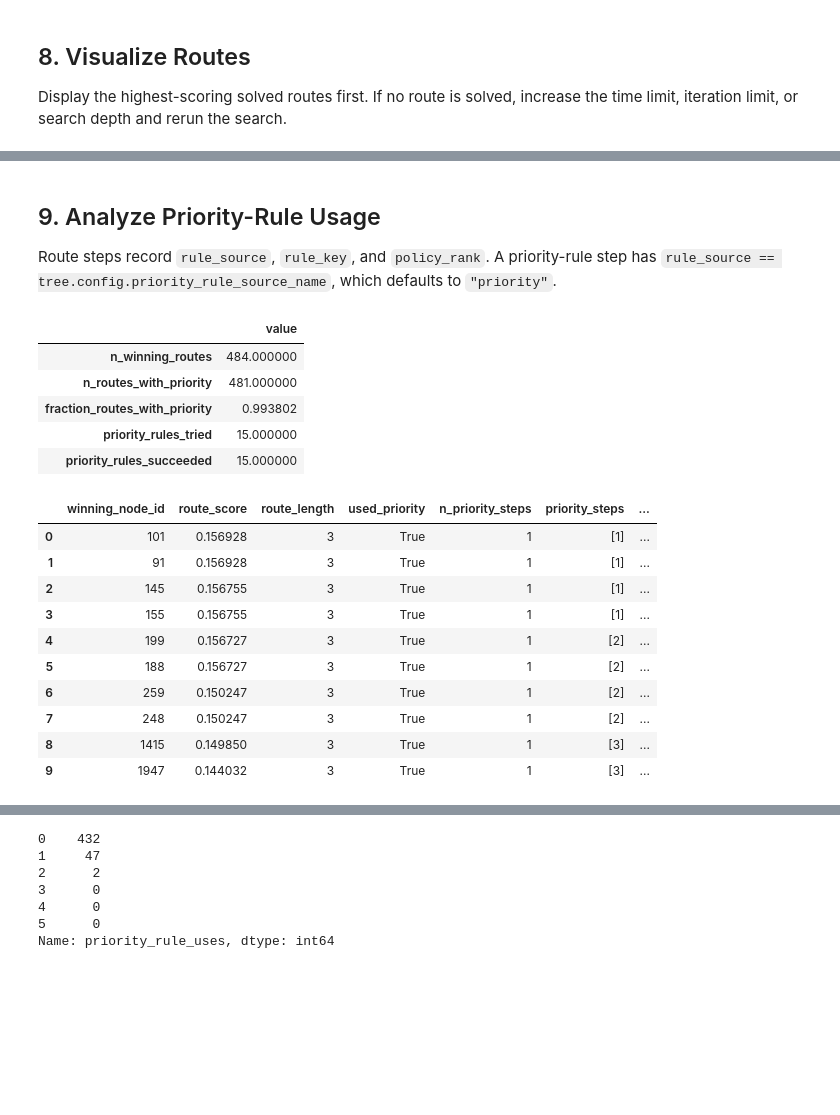
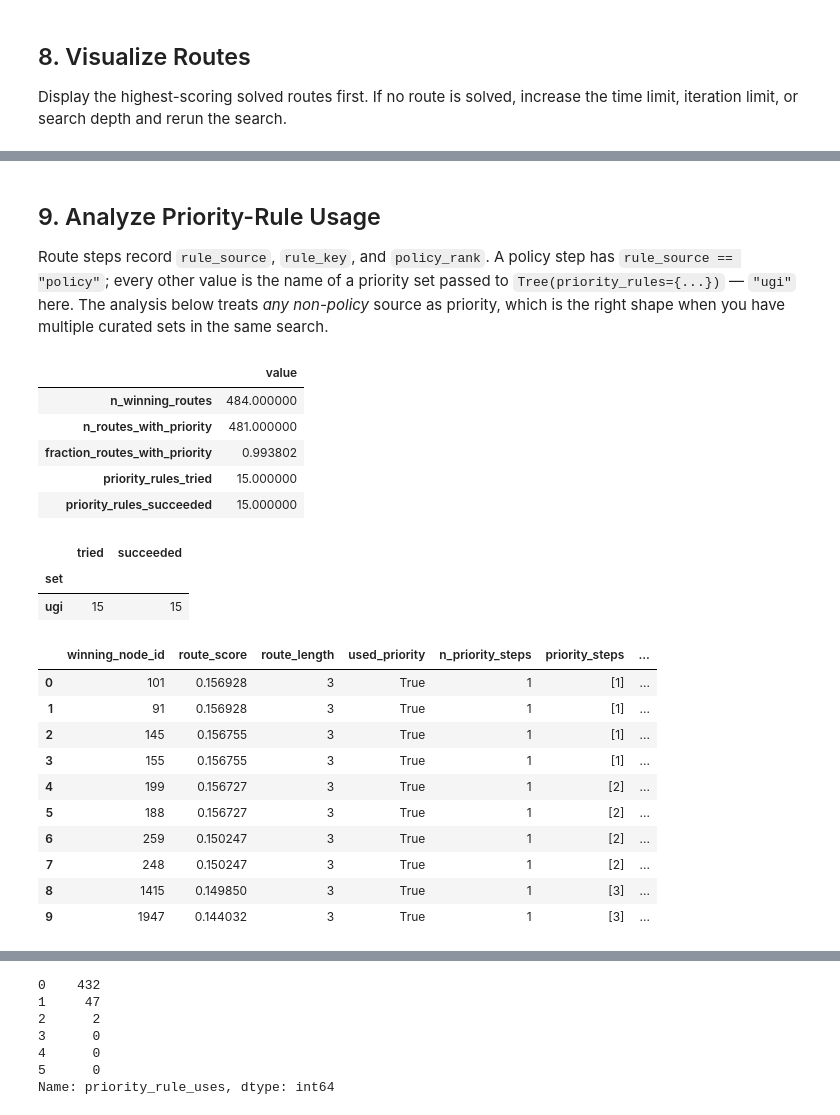
Before and after one commit to Laboratoire-de-Chemoinformatique/SynPlanner, a Jupyter notebook: tutorials/13_Priority_Rules.ipynb, the cells around one changed output, grey strips where cells are left out. Cells and saved outputs as stored; diff of their text form; code cells hidden in the pictures; blank space fills up the shorter version.

Commit message:
fix: all fixes after review + migration to node stats

```diff
--- a/tutorials/13_Priority_Rules.ipynb
+++ b/tutorials/13_Priority_Rules.ipynb
@@ -88,20 +88,30 @@ priority_rules_text = """
 [C;D2:1]-[C;D4:2](-[C;D2:3])(-[C;D3:4](=[O;D1:5])-[N;D2:11]-[C;D4:12])-[N;D3:9](-[C;D3:6](-[C;D2:7])=[O;D1:8])-[C;D2:10]>>[C;D1-:4]#[N;D2+:11]-[C;D4:12].[O;D1:5]-[C;D3:6](-[C;D2:7])=[O;D1:8].[N;D1:9]-[C;D2:10].[C;D2:1]-[C;D3:2](-[C;D2:3])=[O;D1:13]
 """
 
-priority_rule_smarts = [
+ugi_rule_smarts = [
     line.strip()
     for line in priority_rules_text.splitlines()
     if line.strip()
 ]
 
-priority_rules = [
+ugi_rules = [
     Reactor.from_smarts(
         rule_smarts,
         automorphism_filter=False,
         delete_atoms=False,
     )
-    for rule_smarts in priority_rule_smarts
+    for rule_smarts in ugi_rule_smarts
 ]
 
-print(f"Priority rules loaded: {len(priority_rules)}")
+# priority_rules is a mapping {set_name: [Reactor, ...]}. Each set's name
+# becomes the rule_source label on every child the set produces, and shows
+# up in tree.stats.per_priority_source[<name>] as its own counter pair.
+# To add another curated set, just add another key, e.g.:
+#     priority_rules = {"ugi": ugi_rules, "boc_deprotection": boc_rules}
+# Reserved key: "policy" (raises ValueError — it tags the policy bucket).
+priority_rules = {"ugi": ugi_rules}
+
+print(f"Priority rule sets: {list(priority_rules)}")
+for name, rules in priority_rules.items():
+    print(f"  {name}: {len(rules)} rules")
 # %% [output]
@@ -257,10 +265,9 @@ Route 5: node #199, score=0.1567, length=3
 # %% [markdown]
 ## 9. Analyze Priority-Rule Usage
 
-Route steps record `rule_source`, `rule_key`, and `policy_rank`. A priority-rule step has `rule_source == tree.config.priority_rule_source_name`, which defaults to `"priority"`.
+Route steps record `rule_source`, `rule_key`, and `policy_rank`. A policy step has `rule_source == "policy"`; every other value is the name of a priority set passed to `Tree(priority_rules={...})` — `"ugi"` here. The analysis below treats *any non-policy* source as priority, which is the right shape when you have multiple curated sets in the same search.
 # %%
 def priority_usage_from_tree(tree: Tree):
-    priority_name = tree.config.priority_rule_source_name
     route_rows = []
     priority_by_step = Counter()
     priority_by_rule = Counter()
@@ -272,7 +279,7 @@ def priority_usage_from_tree(tree: Tree):
         priority_rule_keys = []
 
         for step in details["steps"]:
-            if step["rule_source"] == priority_name:
+            if step["rule_source"] != "policy" and step["rule_source"] is not None:
                 step_no = step["depth"]
                 rule_key = step["rule_key"]
                 priority_steps.append(step_no)
@@ -301,46 +308,61 @@ def priority_usage_from_tree(tree: Tree):
         }
     )
     rule_counts = pd.DataFrame(
         priority_by_rule.most_common(),
         columns=["rule_key", "uses"],
     )
 
     n_routes_with_priority = int(routes["used_priority"].sum()) if not routes.empty else 0
     summary = {
         "n_winning_routes": len(route_ids),
         "n_routes_with_priority": n_routes_with_priority,
         "fraction_routes_with_priority": (
             n_routes_with_priority / len(route_ids) if route_ids else 0.0
         ),
-        "priority_rules_tried": tree.stats.get("priority_rules_tried", 0),
-        "priority_rules_succeeded": tree.stats.get("priority_rules_succeeded", 0),
+        "priority_rules_tried": tree.stats.priority_rules_tried,
+        "priority_rules_succeeded": tree.stats.priority_rules_succeeded,
     }
 
     return summary, routes, step_counts, rule_counts
 
 
 priority_summary, route_priority_table, priority_step_counts, priority_rule_counts = priority_usage_from_tree(tree)
 
 display(pd.Series(priority_summary, name="value").to_frame())
+
+# Per-source breakdown — one row per priority set defined in
+# Tree(priority_rules={...}). Useful when running with multiple curated sets.
+per_source = pd.DataFrame(
+    [
+        {"set": name, "tried": c.tried, "succeeded": c.succeeded}
+        for name, c in tree.stats.per_priority_source.items()
+    ]
+)
+if not per_source.empty:
+    display(per_source.set_index("set"))
+
 display(route_priority_table.head(10))
 # %% [output]
 |  | value |
 | n_winning_routes | 484.000000 |
 | n_routes_with_priority | 481.000000 |
 | fraction_routes_with_priority | 0.993802 |
 | priority_rules_tried | 15.000000 |
 | priority_rules_succeeded | 15.000000 |
-|  | winning_node_id | route_score | route_length | used_priority | n_priority_steps | priority_steps | ... |
-| 0 | 101 | 0.156928 | 3 | True | 1 | [1] | ... |
-| 1 | 91 | 0.156928 | 3 | True | 1 | [1] | ... |
-| 2 | 145 | 0.156755 | 3 | True | 1 | [1] | ... |
-| 3 | 155 | 0.156755 | 3 | True | 1 | [1] | ... |
-| 4 | 199 | 0.156727 | 3 | True | 1 | [2] | ... |
-| 5 | 188 | 0.156727 | 3 | True | 1 | [2] | ... |
-| 6 | 259 | 0.150247 | 3 | True | 1 | [2] | ... |
-| 7 | 248 | 0.150247 | 3 | True | 1 | [2] | ... |
-| 8 | 1415 | 0.149850 | 3 | True | 1 | [3] | ... |
-| 9 | 1947 | 0.144032 | 3 | True | 1 | [3] | ... |
+|  | tried | succeeded |
+| set |  |  |
+| ugi | 15 | 15 |
+|  | winning_node_id | route_score | route_length | used_priority | n_priority_steps | priority_steps | ... |
+| 0 | 101 | 0.156928 | 3 | True | 1 | [1] | ... |
+| 1 | 91 | 0.156928 | 3 | True | 1 | [1] | ... |
+| 2 | 145 | 0.156755 | 3 | True | 1 | [1] | ... |
+| 3 | 155 | 0.156755 | 3 | True | 1 | [1] | ... |
+| 4 | 199 | 0.156727 | 3 | True | 1 | [2] | ... |
+| 5 | 188 | 0.156727 | 3 | True | 1 | [2] | ... |
+| 6 | 259 | 0.150247 | 3 | True | 1 | [2] | ... |
+| 7 | 248 | 0.150247 | 3 | True | 1 | [2] | ... |
+| 8 | 1415 | 0.149850 | 3 | True | 1 | [3] | ... |
+| 9 | 1947 | 0.144032 | 3 | True | 1 | [3] | ... |
 # %%
 if priority_step_counts.empty or priority_step_counts["priority_rule_uses"].sum() == 0:
     print("No priority-rule usage in solved routes.")
```
Also changed, not shown: parts of 5 cells of this notebook, 45 other files.
